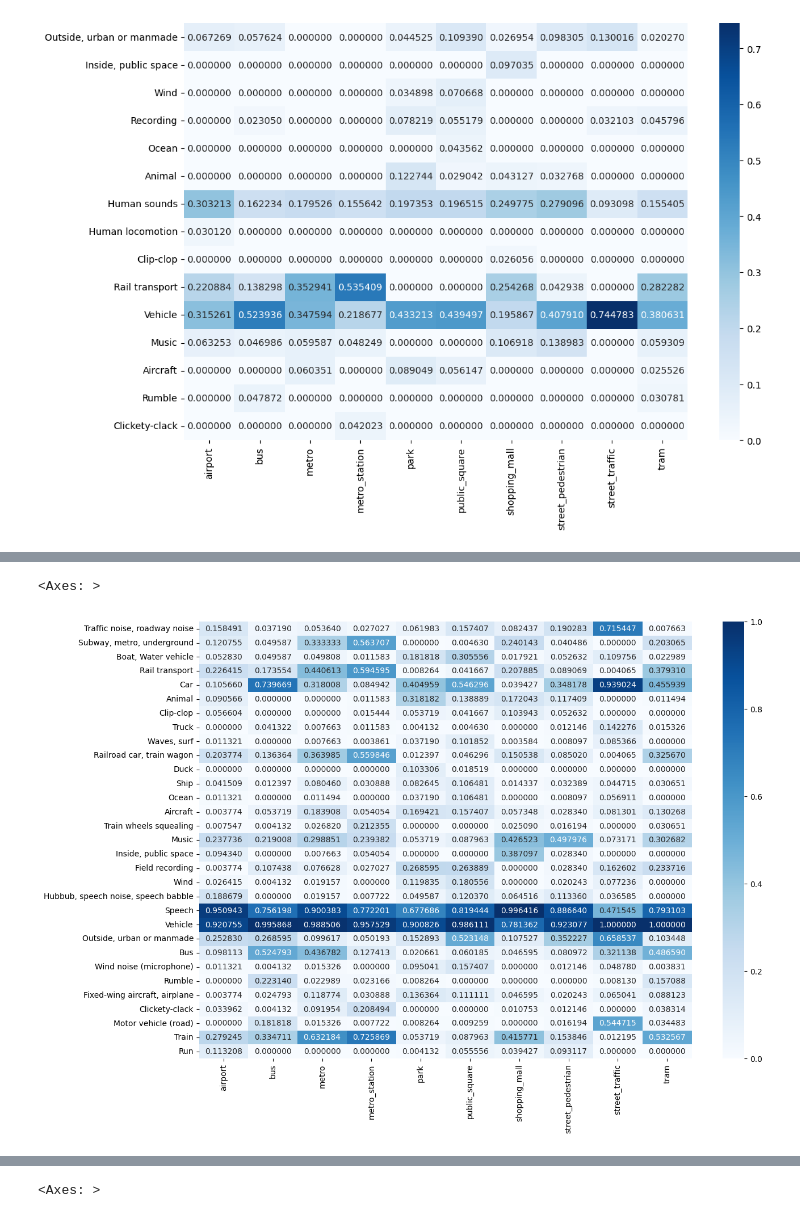
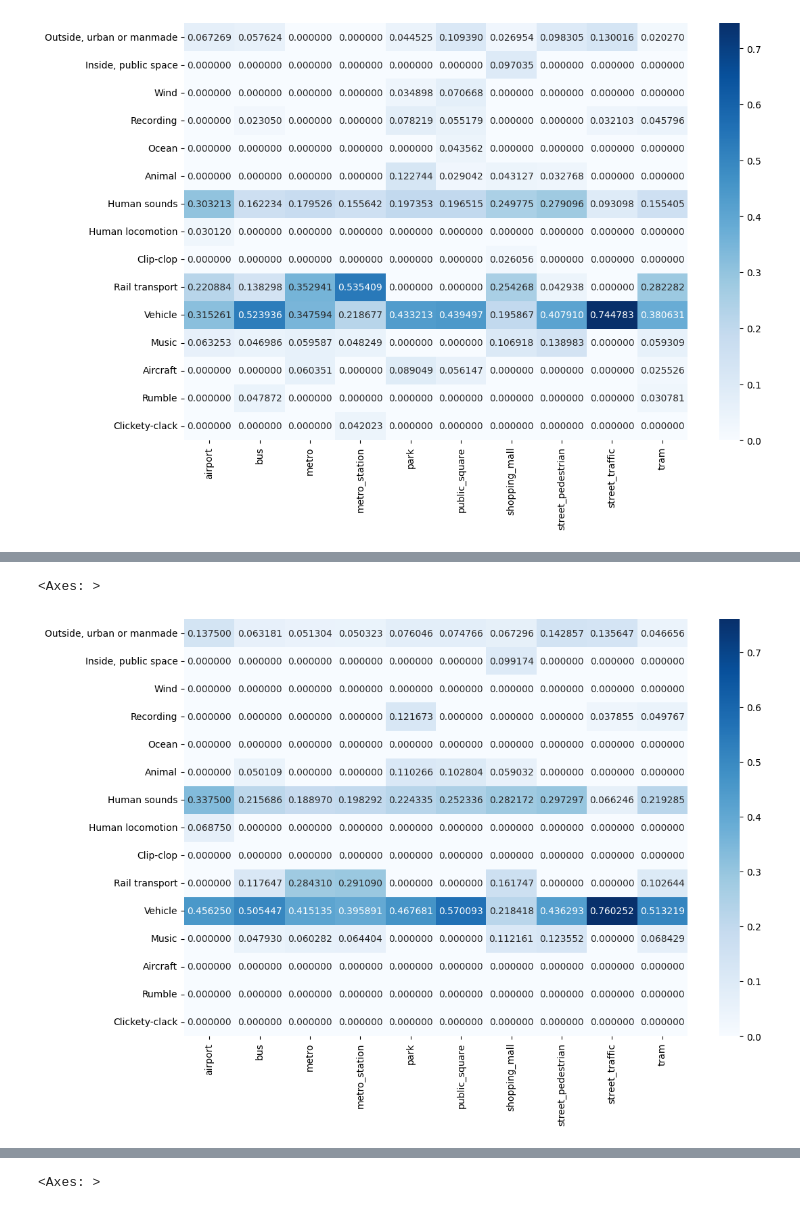
Before and after one commit to darshitttt/Scene_X_Events, a Jupyter notebook: proper_OrgSceneTags.ipynb, the cells around one changed output, grey strips where cells are left out. Drawn from its saved outputs; the diff is of its cells as text; code cells hidden in the pictures.

```diff
--- a/proper_OrgSceneTags.ipynb
+++ b/proper_OrgSceneTags.ipynb
@@ -220,0 +206,32 @@ for scene in scenes:
+# %%
+# Now we want to understand the model behavior for all the correctly predicted scene labels
+# We will use the audio tags from the original dataset to understand the patterns that the model might have observed
+correct_scene_tags_count = defaultdict(dict)
+correct_scene_filtered_tags_count = defaultdict(dict)
+# Initialiing the dict
+for scene in scenes:
+    for tag in all_tags:
+        correct_scene_tags_count[scene][tag] = 0
+    for tag in rearranged_filtered_tags:
+        correct_scene_filtered_tags_count[scene][tag] = 0
+# Counting
+for i, row in df.iterrows():
+    tags = row['audio_tags_org']
+    #if row['labels'] != row['scene_preds']:
+    for tag in tags:
+        correct_scene_tags_count[row['scene_preds']][tag] += 1
+
+# Counting the filtered tags for correctly predicted scenes
+for scene in scenes:
+    #total = len(df[df['labels'] == scene][df['scene_preds']!=scene])
+    total = len(df[df['scene_preds']==scene])
+    for tag in all_tags:
+        index = tag
+        if (correct_scene_tags_count[scene][tag])/total > 0.14:
+            if tag in rearranged_filtered_tags:
+                correct_scene_filtered_tags_count[scene][tag] += (correct_scene_tags_count[scene][tag])
+            else:
+                print(scene,index)
+                while index not in rearranged_filtered_tags:
+                    index = get_immediate_parent_class_label(index)
+                correct_scene_filtered_tags_count[scene][index] += (correct_scene_tags_count[scene][tag])
@@ -221,18 +283,6 @@ for scene in scenes:
 # %%
-#sns.heatmap(better_df, fmt='f', annot=True, cmap='Blues')
-thresholded_scene_tag_counts_df = thresholded_scene_tag_counts_df.apply(pd.to_numeric)
+plt.figure(figsize=(12,8))
+sns.heatmap(correct_scene_filtered_tags_count_df, fmt='f', annot=True, cmap='Blues')
+# %% [output]
+<Axes: >
+[figure, added]
-# %%
-# We have to rethink this plot. We normalised it using the total number of events in all the files,
-# Rather we should be normalising the frequency of each tag with the total number of files, which should give us a better representation
-# That will give us an idea about the % of times a tag occured in a scene : DONE!!!!!!
-
-'''
-we need to filter out the tag labels a little bit so that we can have a better view of the data
-For instance, Duck can be considered as Animal label, Subway metro, etc can be considered as Rail Transport, etc.
-Look at the list of tags, and come up with a better list of tags and adjust the dataframe accordingly
-'''
-plt.figure(figsize=(14,10))
-sns.heatmap(thresholded_scene_tag_counts_df, fmt='f', annot=True, cmap='Blues')
-# %% [output]
-<Axes: >
-[figure, removed]
```
Also changed, not shown: parts of 10 cells of this notebook.
